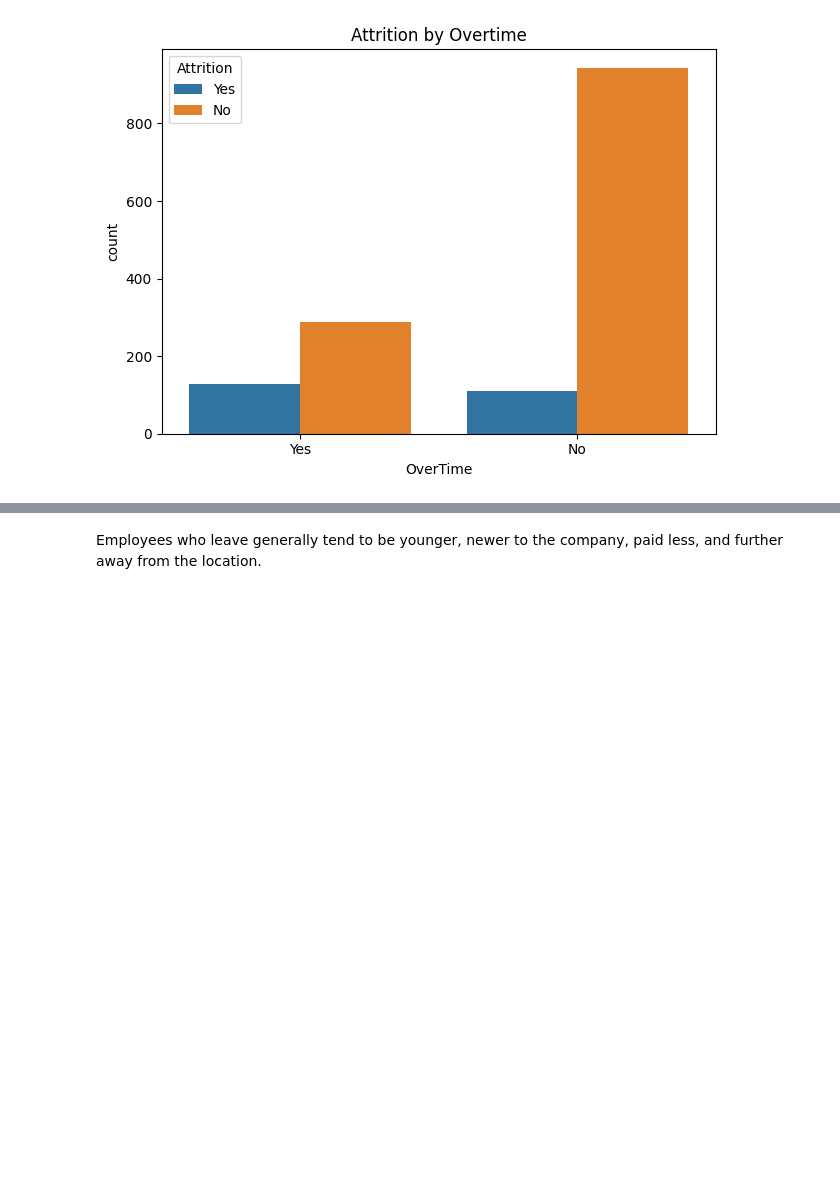
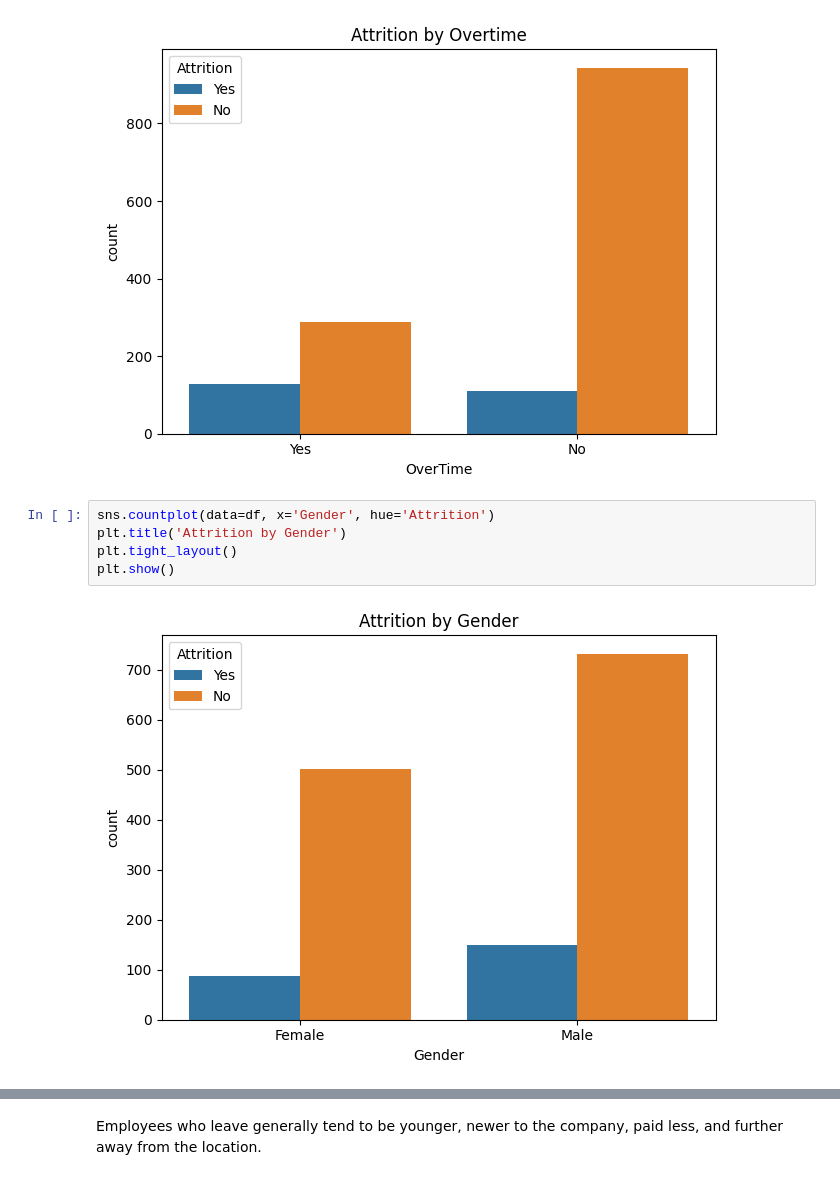
Before and after one commit to vedharai/hr-attrition-predictor, a Jupyter notebook: notebooks/01_eda.ipynb, the cells around one changed output, grey strips where cells are left out. Cells and saved outputs as stored; diff of their text form; blank space fills up the shorter version.

Commit message:
Data cleaning complete.

```diff
--- a/notebooks/01_eda.ipynb
+++ b/notebooks/01_eda.ipynb
@@ -64,4 +64,11 @@ plt.tight_layout()
 plt.show()
 # %% [output]
 [figure]
+# %%
+sns.countplot(data=df, x='Gender', hue='Attrition')
+plt.title('Attrition by Gender')
+plt.tight_layout()
+plt.show()
+# %% [output]
+[figure, added]
 # %%
```
Also changed, not shown: parts of 2 cells of this notebook, 1 other file.
